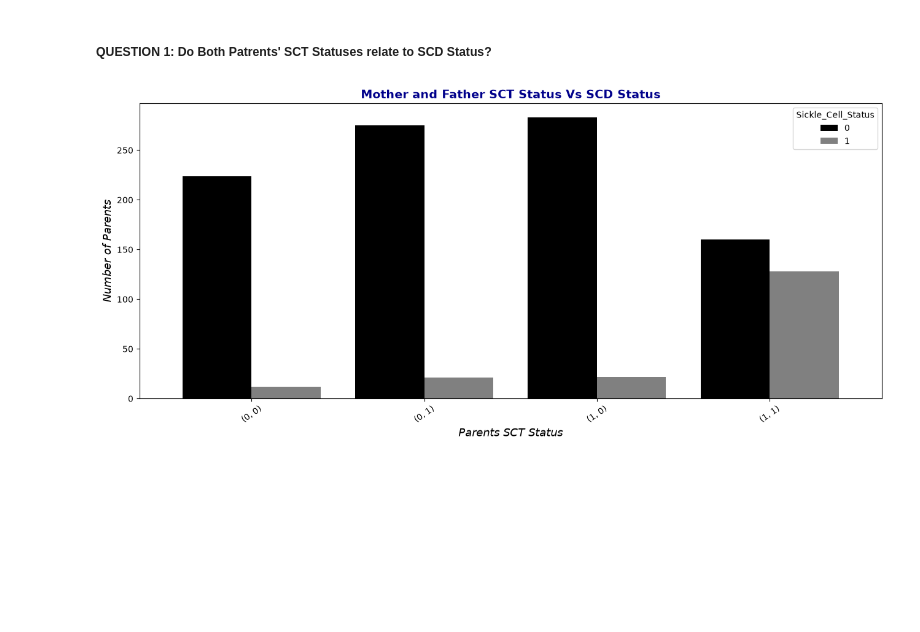
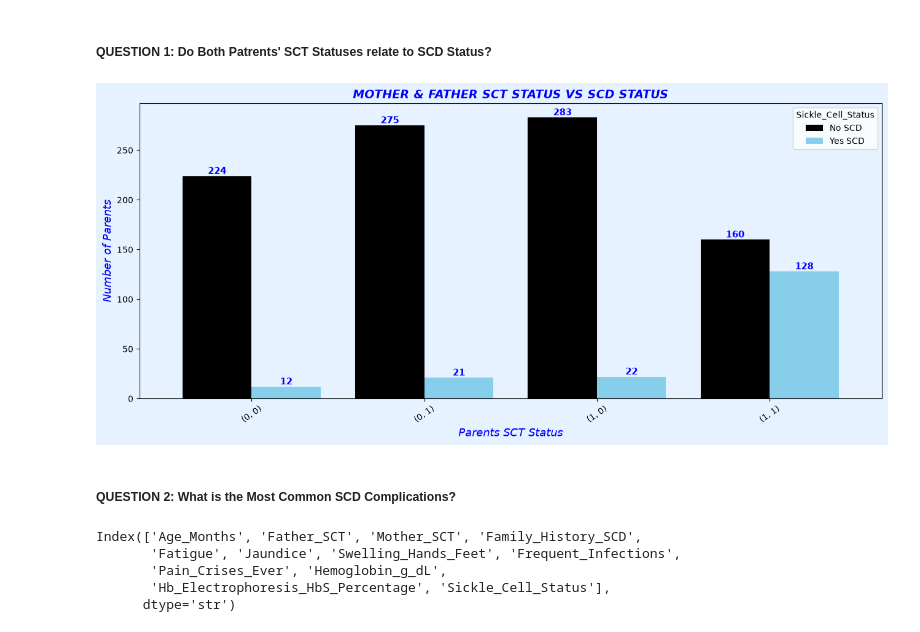
Before and after one commit to ENNILOIS/Sail-Personal-work, a Jupyter notebook: sickle_cell_patients_report/sickle_cell_project.ipynb, the cells around one changed output. Cells and saved outputs as stored; diff of their text form; code cells hidden in the pictures; blank space fills up the shorter version.

```diff
--- a/sickle_cell_patients_report/sickle_cell_project.ipynb
+++ b/sickle_cell_patients_report/sickle_cell_project.ipynb
@@ -210,32 +210,54 @@ Index(['Age_Months', 'Father_SCT', 'Mother_SCT', 'Family_History_SCD',
 # %%
 parent_status = df.groupby(
     ["Mother_SCT", "Father_SCT"]
 )["Sickle_Cell_Status"].value_counts().unstack(fill_value = 0)
 
+parent_status = parent_status.rename(
+    columns= {0: "No SCD", 1: "Yes SCD"}
+)
+
 fig, ax = plt.subplots(figsize = (13, 6))
+fig.patch.set_facecolor("#e6f2ff")
+ax.set_facecolor("#e6f2ff")
 
 parent_status.plot(kind = "bar",
-                    color = ["black", "grey"],
+                    color = ["black", "skyblue"],
                     width = 0.8,
                     ax=ax)
 
-ax.set_title("Mother and Father SCT Status Vs SCD Status",
+for container in ax.containers:
+    ax.bar_label(container, fontsize = 11, fontweight = "bold", color = "blue")
+
+ax.set_title("MOTHER & FATHER SCT STATUS VS SCD STATUS",
              fontsize = 14,
              fontweight = "bold",
-             color = "darkblue"
+             fontstyle = "italic",
+             color = "blue"
              )
 
 ax.set_xlabel("Parents SCT Status",
                fontsize = 13,
+               color = "blue",
                fontstyle = "italic")
 
 ax.set_ylabel("Number of Parents",
               fontsize = 13,
+              color = "blue",
               fontstyle = "italic")
 
 ax.tick_params(axis = "x", rotation = 35)
 
 plt.tight_layout()
 plt.show()
 # %% [output]
-[figure, old version]
+[figure, new version]
+# %% [markdown]
+##### QUESTION 2: What is the Most Common SCD Complications?
+# %%
+df_clean.columns
+# %% [output]
+Index(['Age_Months', 'Father_SCT', 'Mother_SCT', 'Family_History_SCD',
+       'Fatigue', 'Jaundice', 'Swelling_Hands_Feet', 'Frequent_Infections',
+       'Pain_Crises_Ever', 'Hemoglobin_g_dL',
+       'Hb_Electrophoresis_HbS_Percentage', 'Sickle_Cell_Status'],
+      dtype='str')
```
Also changed, not shown: parts of 1 cell of this notebook, 2 other files.
